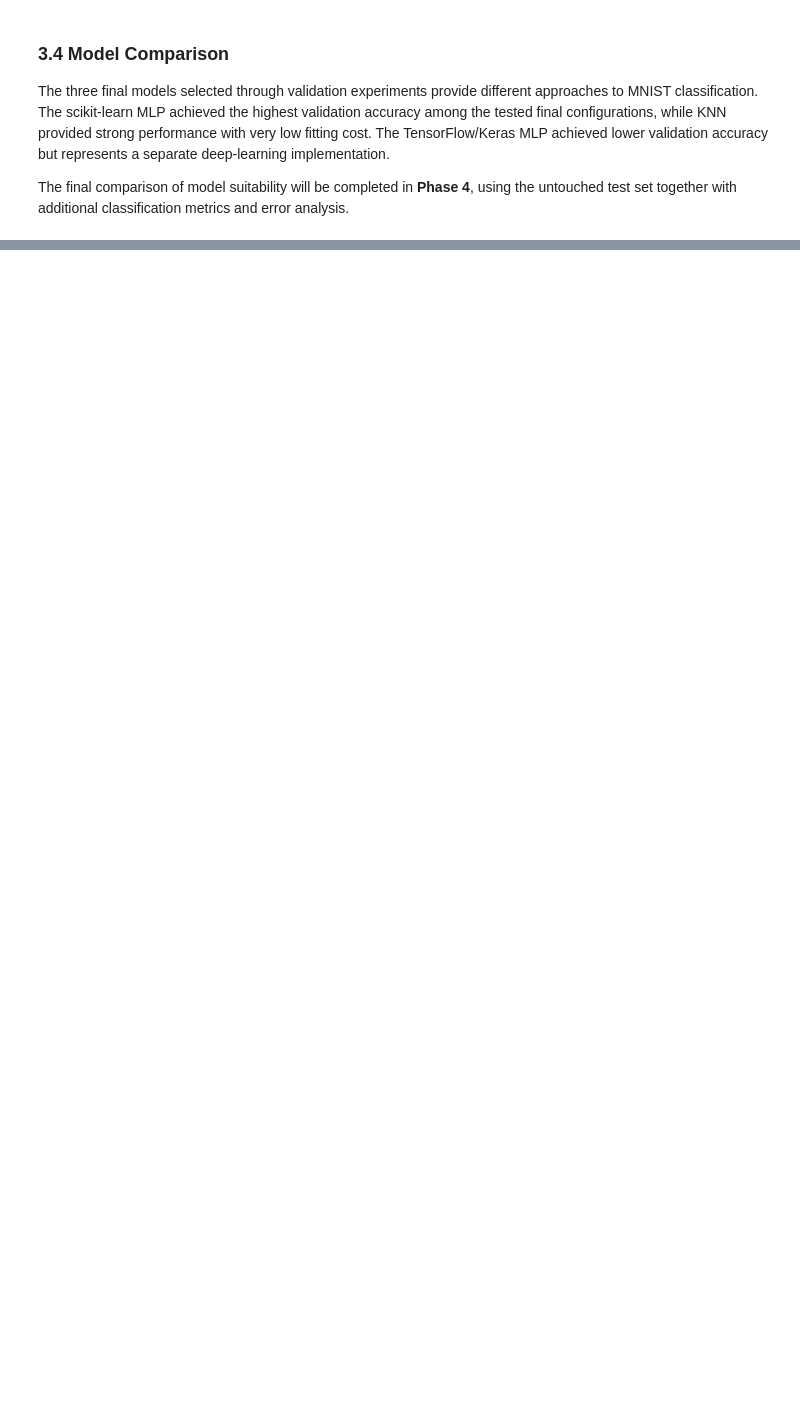
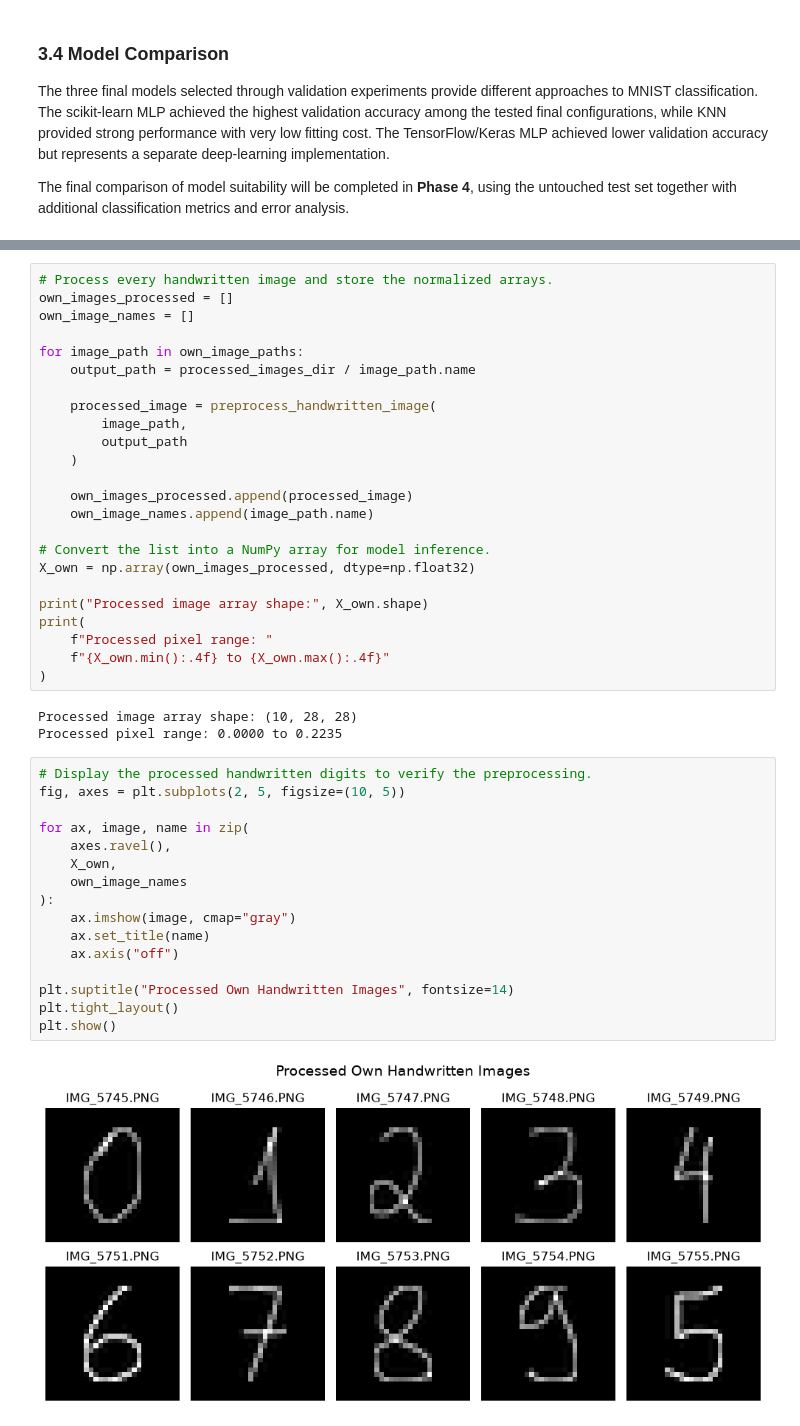
Before and after one commit to ananda-pires/mnist-multiclass-predictive-pipeline, a Jupyter notebook: notebooks/mnist_pipeline.ipynb, the cells around one changed output, grey strips where cells are left out. Drawn from its saved outputs; the diff is of its cells as text; blank space fills up the shorter version.

```diff
--- a/notebooks/mnist_pipeline.ipynb
+++ b/notebooks/mnist_pipeline.ipynb
@@ -2981,0 +1564,45 @@ The probability plots provide an additional view of the model's predictions and
+# %%
+# Process every handwritten image and store the normalized arrays.
+own_images_processed = []
+own_image_names = []
+
+for image_path in own_image_paths:
+    output_path = processed_images_dir / image_path.name
+
+    processed_image = preprocess_handwritten_image(
+        image_path,
+        output_path
+    )
+
+    own_images_processed.append(processed_image)
+    own_image_names.append(image_path.name)
+
+# Convert the list into a NumPy array for model inference.
+X_own = np.array(own_images_processed, dtype=np.float32)
+
+print("Processed image array shape:", X_own.shape)
+print(
+    f"Processed pixel range: "
+    f"{X_own.min():.4f} to {X_own.max():.4f}"
+)
+# %% [output]
+Processed image array shape: (10, 28, 28)
+Processed pixel range: 0.0000 to 0.2235
+# %%
+# Display the processed handwritten digits to verify the preprocessing.
+fig, axes = plt.subplots(2, 5, figsize=(10, 5))
+
+for ax, image, name in zip(
+    axes.ravel(),
+    X_own,
+    own_image_names
+):
+    ax.imshow(image, cmap="gray")
+    ax.set_title(name)
+    ax.axis("off")
+
+plt.suptitle("Processed Own Handwritten Images", fontsize=14)
+plt.tight_layout()
+plt.show()
+# %% [output]
+[figure, added]
```
Also changed, not shown: parts of 174 cells of this notebook, 10 other files.
